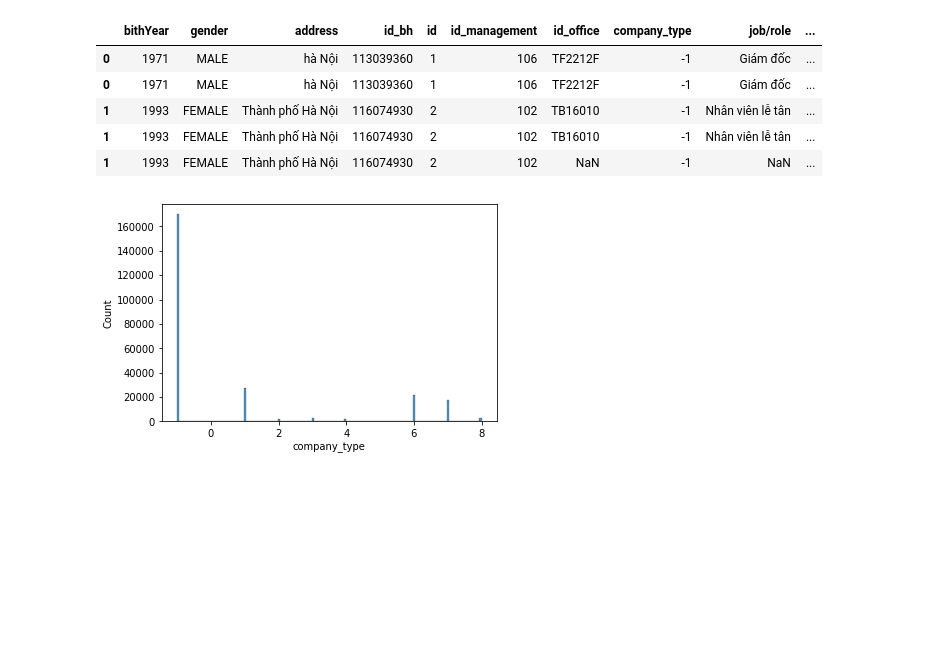
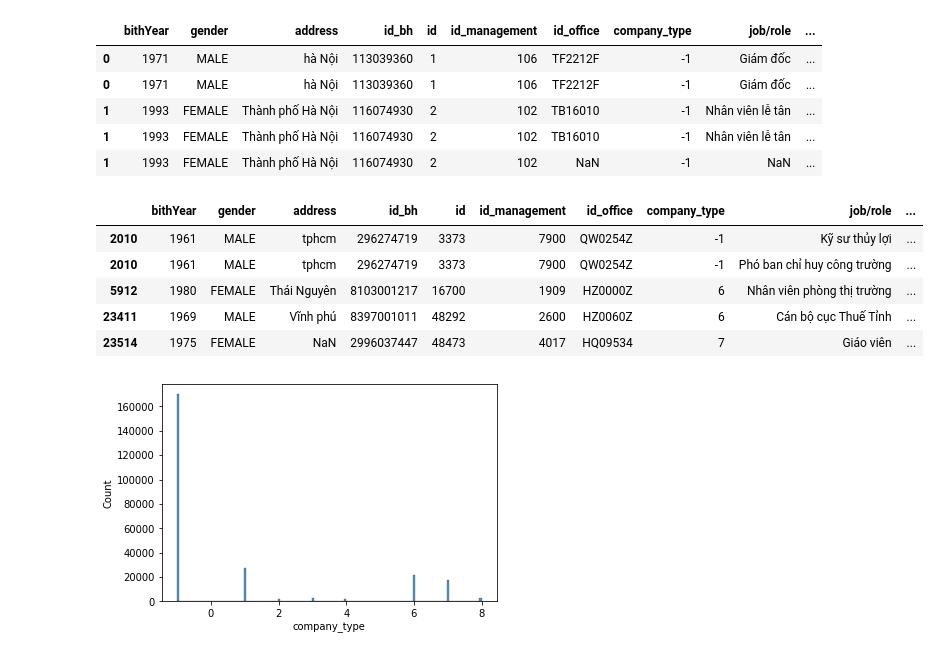
Before and after one commit to tanth47/PREDICTING-THE-INCOME, a Jupyter notebook: abcbum/uet-hackathon-eda.ipynb, the cells around one changed output. Cells and saved outputs as stored; diff of their text form; code cells hidden in the pictures; blank space fills up the shorter version.

```diff
--- a/abcbum/uet-hackathon-eda.ipynb
+++ b/abcbum/uet-hackathon-eda.ipynb
@@ -198,6 +254,15 @@ all_df.head()
 | 1 | 1993 | FEMALE | Thành phố Hà Nội | 116074930 | 2 | 102 | TB16010 | -1 | Nhân viên lễ tân | ... |
 | 1 | 1993 | FEMALE | Thành phố Hà Nội | 116074930 | 2 | 102 | TB16010 | -1 | Nhân viên lễ tân | ... |
 | 1 | 1993 | FEMALE | Thành phố Hà Nội | 116074930 | 2 | 102 | NaN | -1 | NaN | ... |
+# %%
+all_df[all_df['employee_lv'].isna()].head(5)
+# %% [output]
+|  | bithYear | gender | address | id_bh | id | id_management | id_office | company_type | job/role | ... |
+| 2010 | 1961 | MALE | tphcm | 296274719 | 3373 | 7900 | QW0254Z | -1 | Kỹ sư thủy lợi | ... |
+| 2010 | 1961 | MALE | tphcm | 296274719 | 3373 | 7900 | QW0254Z | -1 | Phó ban chỉ huy công trường | ... |
+| 5912 | 1980 | FEMALE | Thái Nguyên | 8103001217 | 16700 | 1909 | HZ0000Z | 6 | Nhân viên phòng thị trường | ... |
+| 23411 | 1969 | MALE | Vĩnh phú | 8397001011 | 48292 | 2600 | HZ0060Z | 6 | Cán bộ cục Thuế Tỉnh | ... |
+| 23514 | 1975 | FEMALE | NaN | 2996037447 | 48473 | 4017 | HQ09534 | 7 | Giáo viên | ... |
 # %%
 plt.figure()
 sns.histplot(all_df['company_type'])
```
Also changed, not shown: parts of 18 cells of this notebook.
